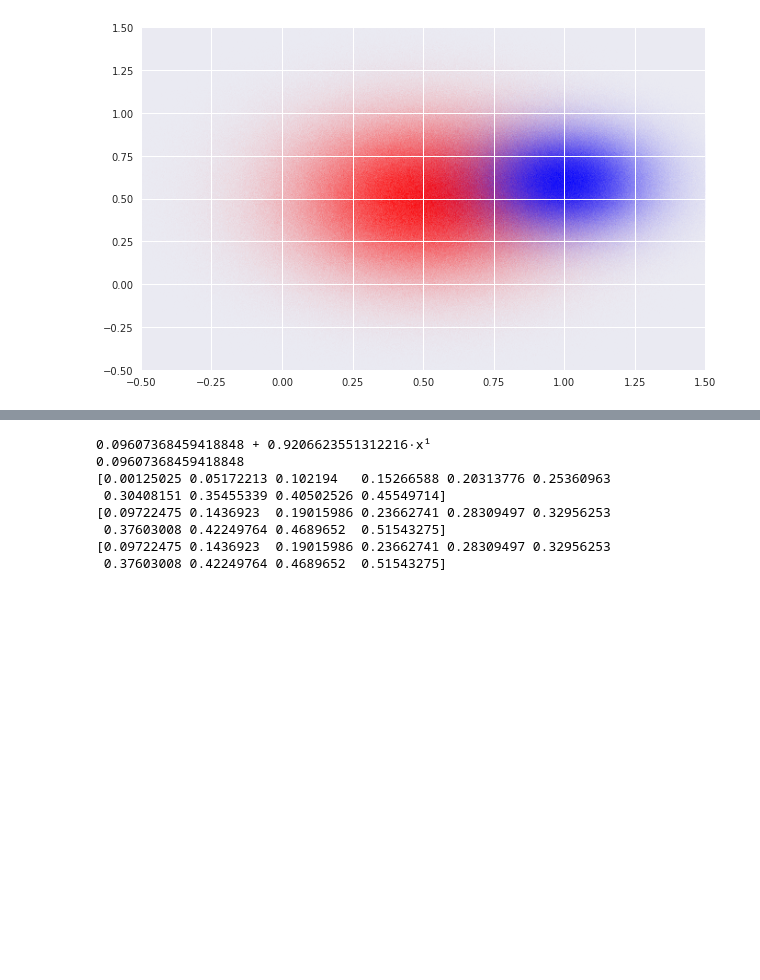
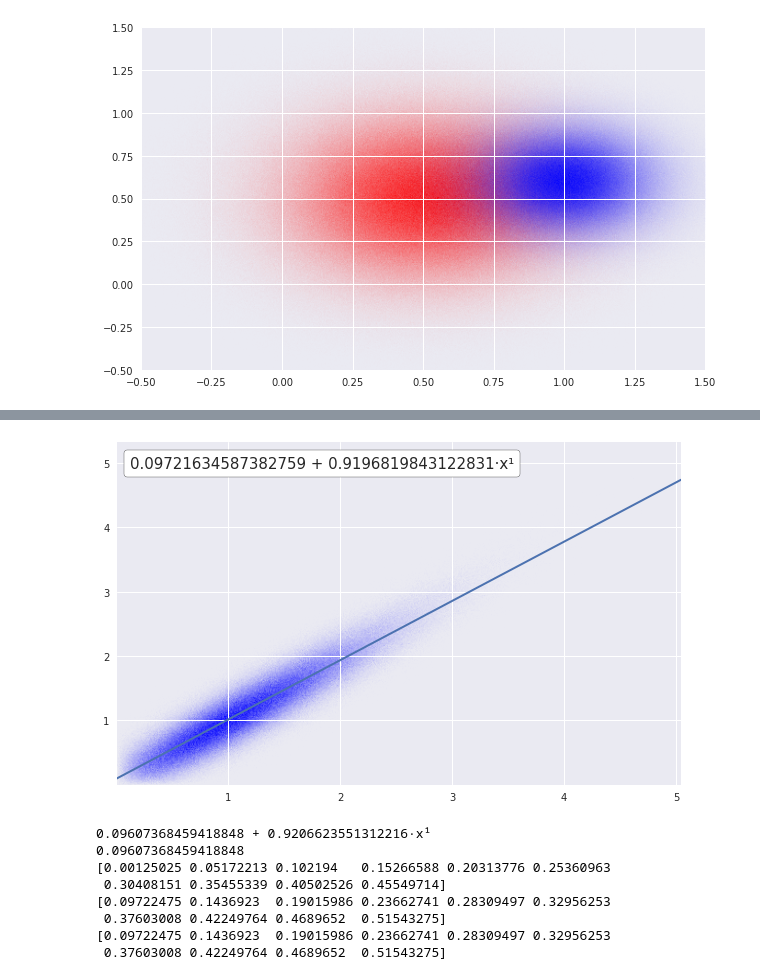
Before and after one commit to ironak/GaussianBosonSampling, a Jupyter notebook: sandbox.ipynb, the cells around one changed output, grey strips where cells are left out. Cells and saved outputs as stored; diff of their text form; code cells hidden in the pictures; blank space fills up the shorter version.

```diff
--- a/sandbox.ipynb
+++ b/sandbox.ipynb
@@ -119,0 +132,4 @@ p = plot_scatter(x, y, poly_regr_deg=1, savefile='hv_vh_entangled.png')
+# %%
+p = plot_scatter(ah, bv, poly_regr_deg=1, savefile='hv_vh_entangled.png')
+# %% [output]
+[figure, added]
```
Also changed, not shown: parts of 19 cells of this notebook, 5 other files.
